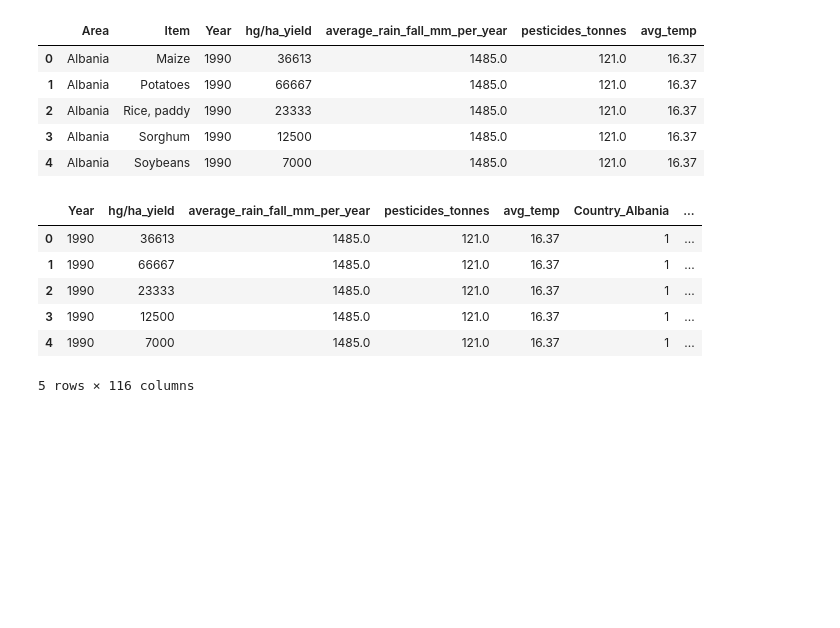
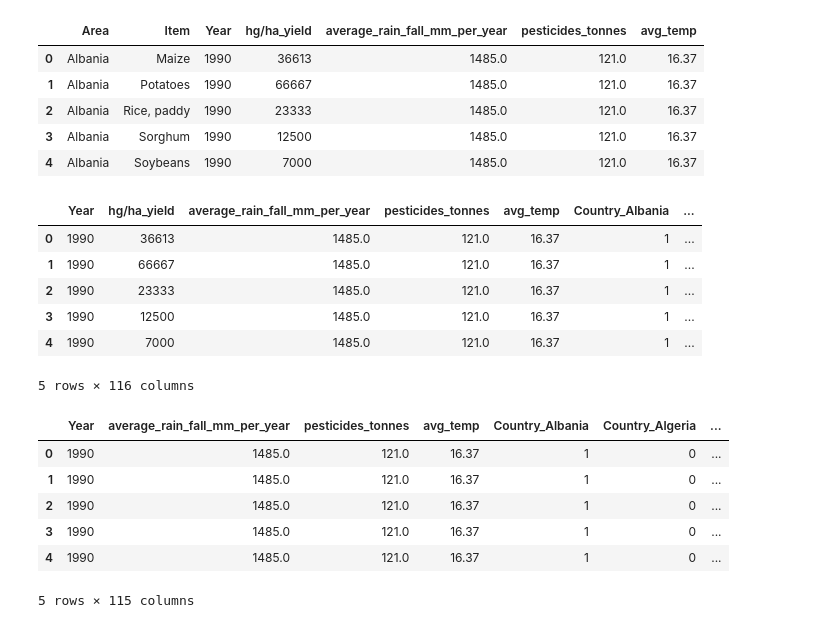
Before and after one commit to ryukirisame/crop-yield-prediction, a Jupyter notebook: crop yield predict.ipynb, the cells around one changed output. Saved outputs shown, nothing was run; the diff lists cells and outputs as text; code cells hidden in the pictures; blank space fills up the shorter version.

```diff
--- a/crop yield predict.ipynb
+++ b/crop yield predict.ipynb
@@ -388,3 +389,15 @@ yield_df_onehot.head()
 | 3 | 1990 | 12500 | 1485.0 | 121.0 | 16.37 | 1 | ... |
 | 4 | 1990 | 7000 | 1485.0 | 121.0 | 16.37 | 1 | ... |
 5 rows × 116 columns
+# %%
+features=yield_df_onehot.loc[:, yield_df_onehot.columns != 'hg/ha_yield']
+label=yield_df['hg/ha_yield']
+features.head()
+# %% [output]
+|  | Year | average_rain_fall_mm_per_year | pesticides_tonnes | avg_temp | Country_Albania | Country_Algeria | ... |
+| 0 | 1990 | 1485.0 | 121.0 | 16.37 | 1 | 0 | ... |
+| 1 | 1990 | 1485.0 | 121.0 | 16.37 | 1 | 0 | ... |
+| 2 | 1990 | 1485.0 | 121.0 | 16.37 | 1 | 0 | ... |
+| 3 | 1990 | 1485.0 | 121.0 | 16.37 | 1 | 0 | ... |
+| 4 | 1990 | 1485.0 | 121.0 | 16.37 | 1 | 0 | ... |
+5 rows × 115 columns
```
Also changed, not shown: parts of 7 cells of this notebook.
